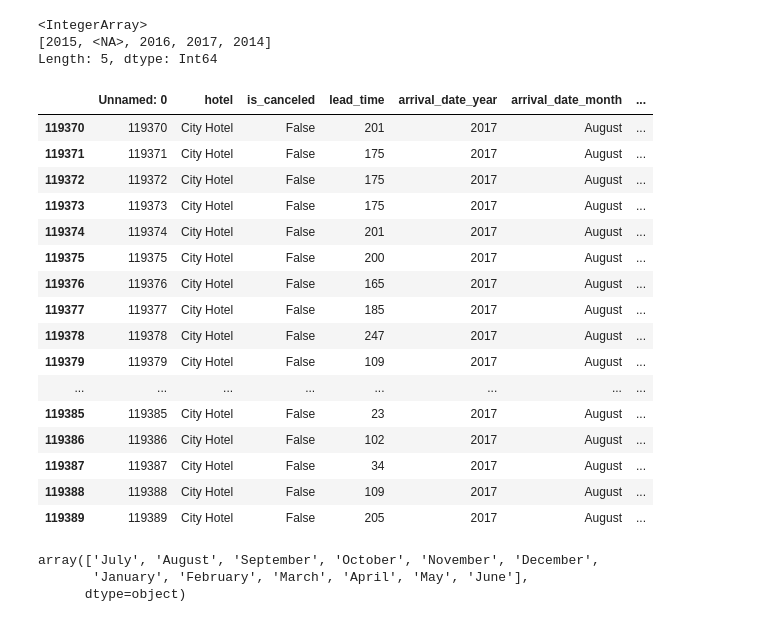
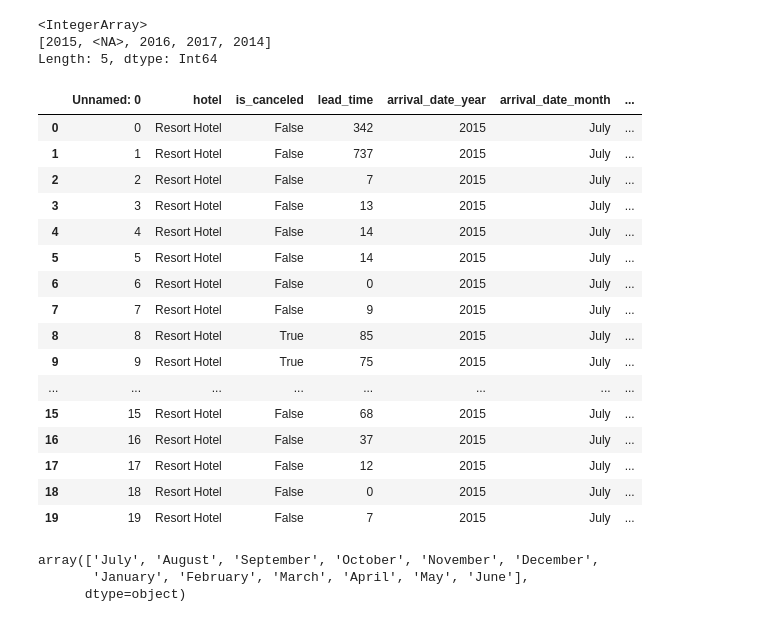
Before and after one commit to RachelCaste/project-da-promo-H-modulo-4-team-2, a Jupyter notebook: Limpieza_Ra+pao.ipynb, the cells around one changed output. Saved outputs shown, nothing was run; the diff lists cells and outputs as text; code cells hidden in the pictures.

```diff
--- a/Limpieza_Ra+pao.ipynb
+++ b/Limpieza_Ra+pao.ipynb
@@ -690,9 +725,3 @@ Name: is_repeated_guest, dtype: int64
 # %%
 # Llenar los valores nulos con False (la moda)
-df_pao['is_repeated_guest']= df_pao['is_repeated_guest'].astype(str)
-
-df_pao['is_repeated_guest']= df_pao['is_repeated_guest'].replace('<NA>', 0 ).replace('False',0).replace('True',1)
-
-# Convertir la columna a tipo booleano
-
-df_pao['is_repeated_guest'] = df_pao['is_repeated_guest'].astype(bool)
+df_pao['is_repeated_guest']= df_pao['is_repeated_guest'].replace('<NA>','Undefined' ).astype(str)
@@ -767,7 +785,6 @@ Name: reservation_status_date, Length: 119390, dtype: datetime64[ns]
 # %%
 #Extraer el año solo de las fechas no nulas
-
-df_pao['arrival_date_year'].fillna(df_pao['reservation_status_date'].dt.year, inplace=True)
+df_pao['arrival_date_year'] = df_pao['arrival_date_year'].fillna(df_pao['reservation_status_date'].dt.year)
 # %%
 df_pao['arrival_date_year'].unique()
 # %% [output]
@@ -775,25 +792,25 @@ df_pao['arrival_date_year'].unique()
 [2015, <NA>, 2016, 2017, 2014]
 Length: 5, dtype: Int64
 # %%
-df_pao.tail(20)
+df_pao.head(20)
 # %% [output]
 |  | Unnamed: 0 | hotel | is_canceled | lead_time | arrival_date_year | arrival_date_month | ... |
-| 119370 | 119370 | City Hotel | False | 201 | 2017 | August | ... |
-| 119371 | 119371 | City Hotel | False | 175 | 2017 | August | ... |
-| 119372 | 119372 | City Hotel | False | 175 | 2017 | August | ... |
-| 119373 | 119373 | City Hotel | False | 175 | 2017 | August | ... |
-| 119374 | 119374 | City Hotel | False | 201 | 2017 | August | ... |
-| 119375 | 119375 | City Hotel | False | 200 | 2017 | August | ... |
-| 119376 | 119376 | City Hotel | False | 165 | 2017 | August | ... |
-| 119377 | 119377 | City Hotel | False | 185 | 2017 | August | ... |
-| 119378 | 119378 | City Hotel | False | 247 | 2017 | August | ... |
-| 119379 | 119379 | City Hotel | False | 109 | 2017 | August | ... |
+| 0 | 0 | Resort Hotel | False | 342 | 2015 | July | ... |
+| 1 | 1 | Resort Hotel | False | 737 | 2015 | July | ... |
+| 2 | 2 | Resort Hotel | False | 7 | 2015 | July | ... |
+| 3 | 3 | Resort Hotel | False | 13 | 2015 | July | ... |
+| 4 | 4 | Resort Hotel | False | 14 | 2015 | July | ... |
+| 5 | 5 | Resort Hotel | False | 14 | 2015 | July | ... |
+| 6 | 6 | Resort Hotel | False | 0 | 2015 | July | ... |
+| 7 | 7 | Resort Hotel | False | 9 | 2015 | July | ... |
+| 8 | 8 | Resort Hotel | True | 85 | 2015 | July | ... |
+| 9 | 9 | Resort Hotel | True | 75 | 2015 | July | ... |
 | ... | ... | ... | ... | ... | ... | ... | ... |
-| 119385 | 119385 | City Hotel | False | 23 | 2017 | August | ... |
-| 119386 | 119386 | City Hotel | False | 102 | 2017 | August | ... |
-| 119387 | 119387 | City Hotel | False | 34 | 2017 | August | ... |
-| 119388 | 119388 | City Hotel | False | 109 | 2017 | August | ... |
-| 119389 | 119389 | City Hotel | False | 205 | 2017 | August | ... |
+| 15 | 15 | Resort Hotel | False | 68 | 2015 | July | ... |
+| 16 | 16 | Resort Hotel | False | 37 | 2015 | July | ... |
+| 17 | 17 | Resort Hotel | False | 12 | 2015 | July | ... |
+| 18 | 18 | Resort Hotel | False | 0 | 2015 | July | ... |
+| 19 | 19 | Resort Hotel | False | 7 | 2015 | July | ... |
 # %%
 df_pao['arrival_date_month'].unique()
 # %% [output]
```
Also changed, not shown: parts of 25 cells of this notebook, 1 other file.
